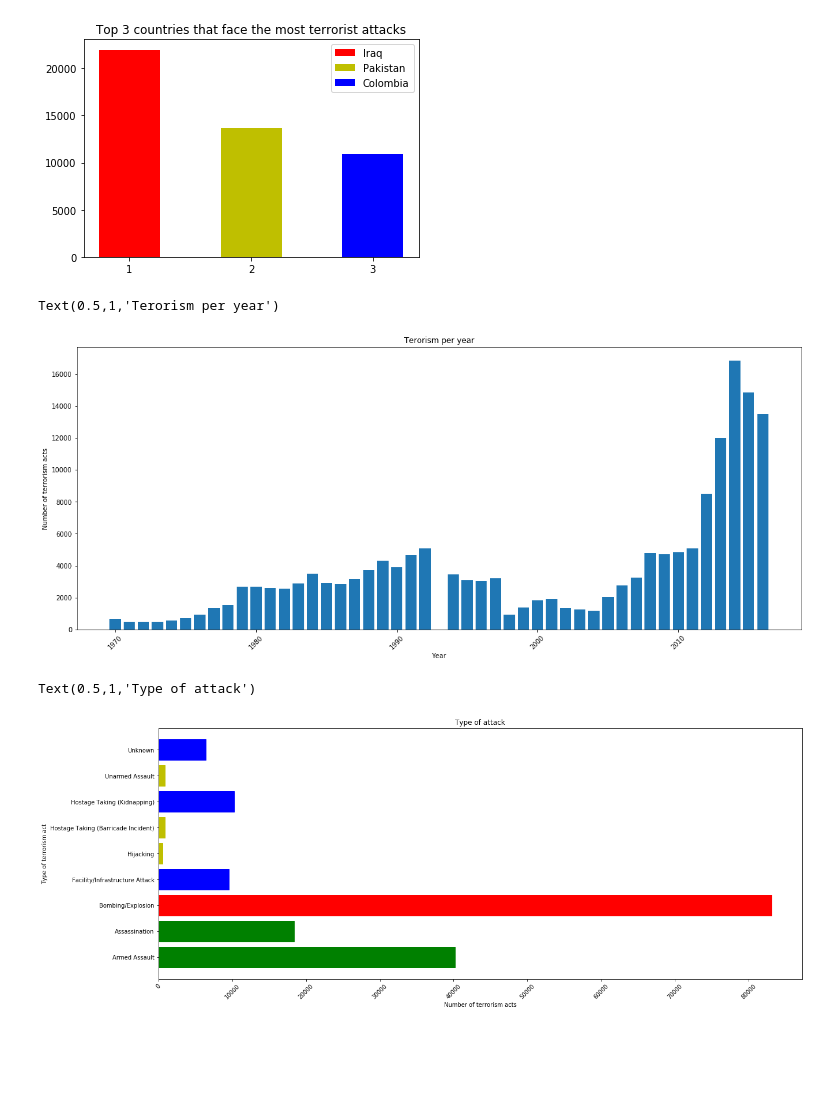
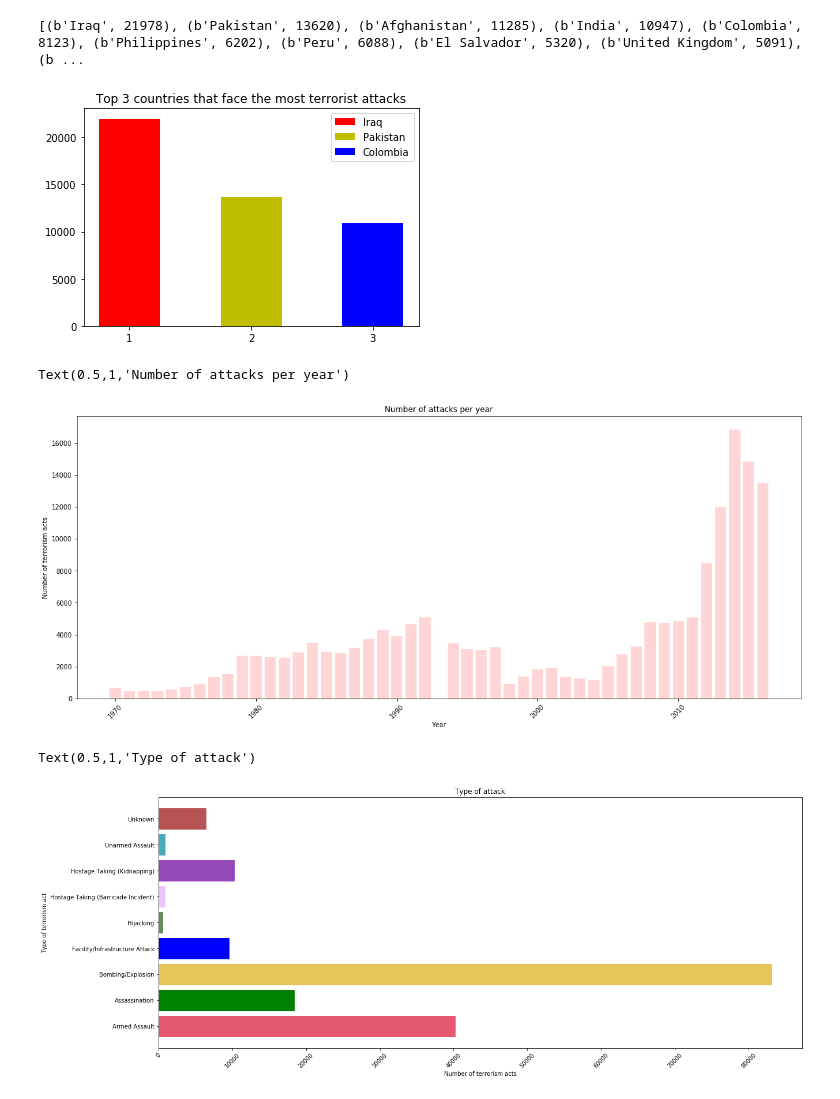
Before and after one commit to michalina2602/BigDataLab, a Jupyter notebook: GTD.ipynb, the cells around one changed output. Saved outputs shown, nothing was run; the diff lists cells and outputs as text; code cells hidden in the pictures; blank space fills up the shorter version.

```diff
--- a/GTD.ipynb
+++ b/GTD.ipynb
@@ -31,11 +32,12 @@ Sorted number of attacks over the years - from the biggest number
 [(2014, 16860), (2015, 14852), (2016, 13488), (2013, 11996), (2012, 8500), (1992, 5073), (2011, 5071), (2010, 4822), (2008, 4803), (2009, 4719), (1991, 4683), (1989, 4323), (1990, 3887), (1988, 3720), ...
 # %%
+#Where there are the most terrorist attacks?
 data2 = np.genfromtxt('gtd.csv', skip_header=1, delimiter=',', usecols=(8), dtype=None, filling_values=1)
 #print(data2)
 a = Counter(data2)
 #a.most_common()
 b = sorted(a.items(), key=lambda pair: pair[1], reverse=True)
-#print(b)
+print(b)
 
 #v.1.0
 #X = [Iraq,Pakistan,India,Colombia,Philippines,Peru,ElSalvador,UK,Spain,US]
@@ -62,45 +64,46 @@ ax.set_title('Top 3 countries that face the most terrorist attacks')
 ax.legend((rects1[0], rects2[0], rects3[0]), ('Iraq', 'Pakistan','Colombia'))
 plt.show()
 # %% [output]
+[(b'Iraq', 21978), (b'Pakistan', 13620), (b'Afghanistan', 11285), (b'India', 10947), (b'Colombia', 8123), (b'Philippines', 6202), (b'Peru', 6088), (b'El Salvador', 5320), (b'United Kingdom', 5091), (b ...
 [figure]
 # %%
 #Has the amount of attacks increased during recent years
 import pandas as pd
 import numpy as np
 %matplotlib inline
 import matplotlib.pyplot as plt
 
 df =pd.read_csv("gtd.csv", encoding='ISO-8859-1')
 
 count_year = df.groupby(['iyear']).count()
 
 plt.figure(figsize = (20,8))
-plt.bar(count_year.index, count_year.eventid)
+plt.bar(count_year.index, count_year.eventid, color='#FFD5D5')
 plt.ylabel('Number of terrorism acts')
 plt.xlabel('Year')
 plt.xticks(rotation =45)
-plt.title('Terorism per year')
+plt.title('Number of attacks per year')
 # %% [output]
-Text(0.5,1,'Terorism per year')
+Text(0.5,1,'Number of attacks per year')
-[figure, old version]
+[figure, new version]
 # %%
 count_type = df.groupby(['attacktype1_txt']).count()
 
 plt.figure(figsize = (20,8))
 barlist = plt.barh(count_type.index, count_type.eventid)
-barlist[0].set_color('g')
+barlist[0].set_color('#E55970')
 barlist[1].set_color('g')
-barlist[2].set_color('r')
+barlist[2].set_color('#E5C459')
 barlist[3].set_color('b')
-barlist[4].set_color('y')
-barlist[5].set_color('y')
-barlist[6].set_color('b')
-barlist[7].set_color('y')
-barlist[8].set_color('b')
+barlist[4].set_color('#678A5A')
+barlist[5].set_color('#EBC3FF')
+barlist[6].set_color('#9449B9')
+barlist[7].set_color('#49AAB9')
+barlist[8].set_color('#B75353')
 plt.ylabel('Type of terrorism act')
 plt.xlabel('Number of terrorism acts')
 plt.xticks(rotation =45)
 plt.title('Type of attack')
 # %% [output]
 Text(0.5,1,'Type of attack')
-[figure, old version]
+[figure, new version]
```
Also changed, not shown: parts of 5 cells of this notebook.
